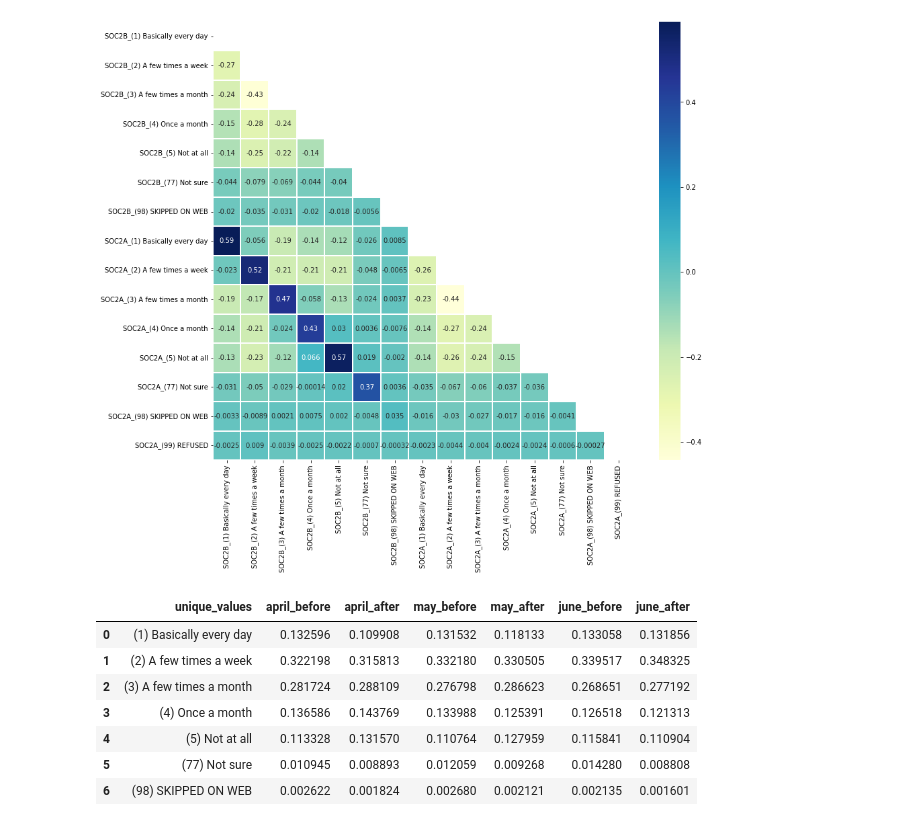
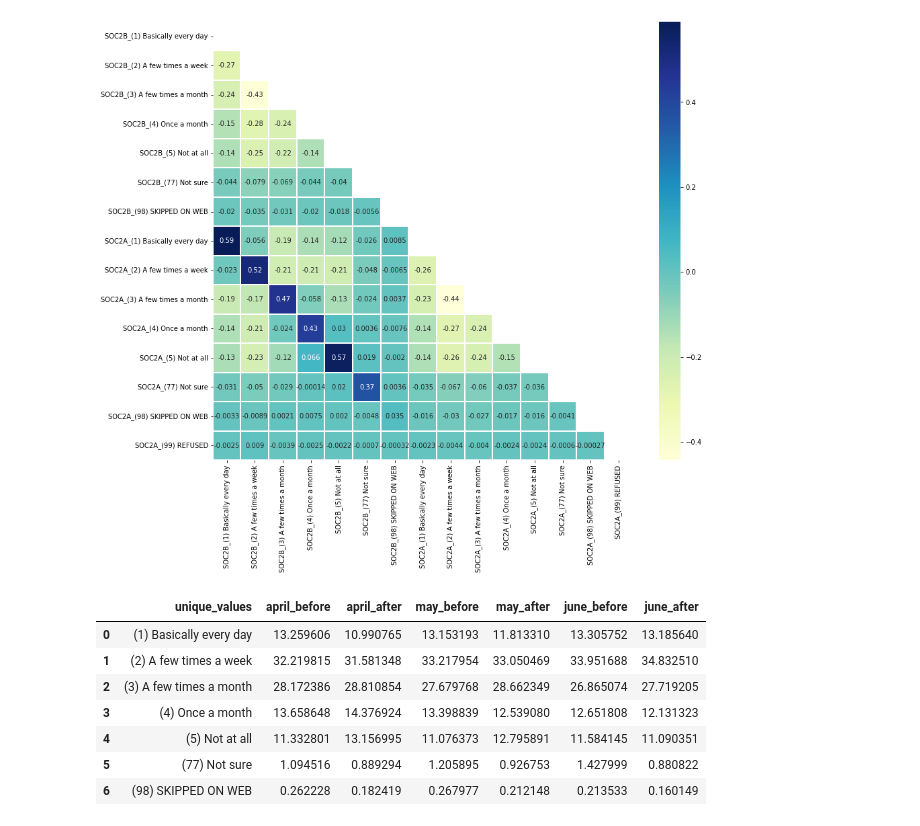
Before and after one commit to meisamasgri/Covid19AndMentalHealth, a Jupyter notebook: Statistical Experiments.ipynb, the cells around one changed output. Drawn from its saved outputs; the diff is of its cells as text; code cells hidden in the pictures.

```diff
--- a/Statistical Experiments.ipynb
+++ b/Statistical Experiments.ipynb
@@ -124,38 +149,40 @@ data2B=se1_2['SOC2B'].value_counts(normalize=True)\
     .reset_index(name='may_before')\
     .sort_values('unique_values')\
     .reset_index(drop=True)
 data2A=se1_2['SOC2A'].value_counts(normalize=True)\
     .rename_axis('unique_values')\
     .reset_index(name='may_after')\
     .sort_values('unique_values')\
     .reset_index(drop=True)
 
 se1_3=df3[['SOC2B','SOC2A']]
 data3B=se1_3['SOC2B'].value_counts(normalize=True)\
     .rename_axis('unique_values')\
     .reset_index(name='june_before')\
     .sort_values('unique_values')\
     .reset_index(drop=True)
 data3A=se1_3['SOC2A'].value_counts(normalize=True)\
     .rename_axis('unique_values')\
     .reset_index(name='june_after')\
     .sort_values('unique_values')\
     .reset_index(drop=True)
 
 # data1 = pd.merge(left=data1B,right=data1A, how='left',
 # left_on='counts_before', right_on='counts_after')
 data1 = pd.concat([data1B,data1A['april_after'],data2B['may_before'],data2A['may_after'],data3B['june_before'],data3A['june_after']], axis = 1)
 data1.drop(data1.tail(1).index,inplace=True)
 # final_df = data1.sort_values(by=['1'], ascending=False)
-data1
+x= data1.iloc[: , 1:]*100
+data1 = pd.concat([data1B['unique_values'],x], axis = 1)
 # se1_2=df2[['SOC2B','SOC2A']];
 # se1_2=df2[['SOC2B','SOC2A']];
+data1
 # %% [output]
 |  | unique_values | april_before | april_after | may_before | may_after | june_before | june_after |
-| 0 | (1) Basically every day | 0.132596 | 0.109908 | 0.131532 | 0.118133 | 0.133058 | 0.131856 |
-| 1 | (2) A few times a week | 0.322198 | 0.315813 | 0.332180 | 0.330505 | 0.339517 | 0.348325 |
-| 2 | (3) A few times a month | 0.281724 | 0.288109 | 0.276798 | 0.286623 | 0.268651 | 0.277192 |
-| 3 | (4) Once a month | 0.136586 | 0.143769 | 0.133988 | 0.125391 | 0.126518 | 0.121313 |
-| 4 | (5) Not at all | 0.113328 | 0.131570 | 0.110764 | 0.127959 | 0.115841 | 0.110904 |
-| 5 | (77) Not sure | 0.010945 | 0.008893 | 0.012059 | 0.009268 | 0.014280 | 0.008808 |
-| 6 | (98) SKIPPED ON WEB | 0.002622 | 0.001824 | 0.002680 | 0.002121 | 0.002135 | 0.001601 |
+| 0 | (1) Basically every day | 13.259606 | 10.990765 | 13.153193 | 11.813310 | 13.305752 | 13.185640 |
+| 1 | (2) A few times a week | 32.219815 | 31.581348 | 33.217954 | 33.050469 | 33.951688 | 34.832510 |
+| 2 | (3) A few times a month | 28.172386 | 28.810854 | 27.679768 | 28.662349 | 26.865074 | 27.719205 |
+| 3 | (4) Once a month | 13.658648 | 14.376924 | 13.398839 | 12.539080 | 12.651808 | 12.131323 |
+| 4 | (5) Not at all | 11.332801 | 13.156995 | 11.076373 | 12.795891 | 11.584145 | 11.090351 |
+| 5 | (77) Not sure | 1.094516 | 0.889294 | 1.205895 | 0.926753 | 1.427999 | 0.880822 |
+| 6 | (98) SKIPPED ON WEB | 0.262228 | 0.182419 | 0.267977 | 0.212148 | 0.213533 | 0.160149 |
```
Also changed, not shown: parts of 7 cells of this notebook, 1 other file.
